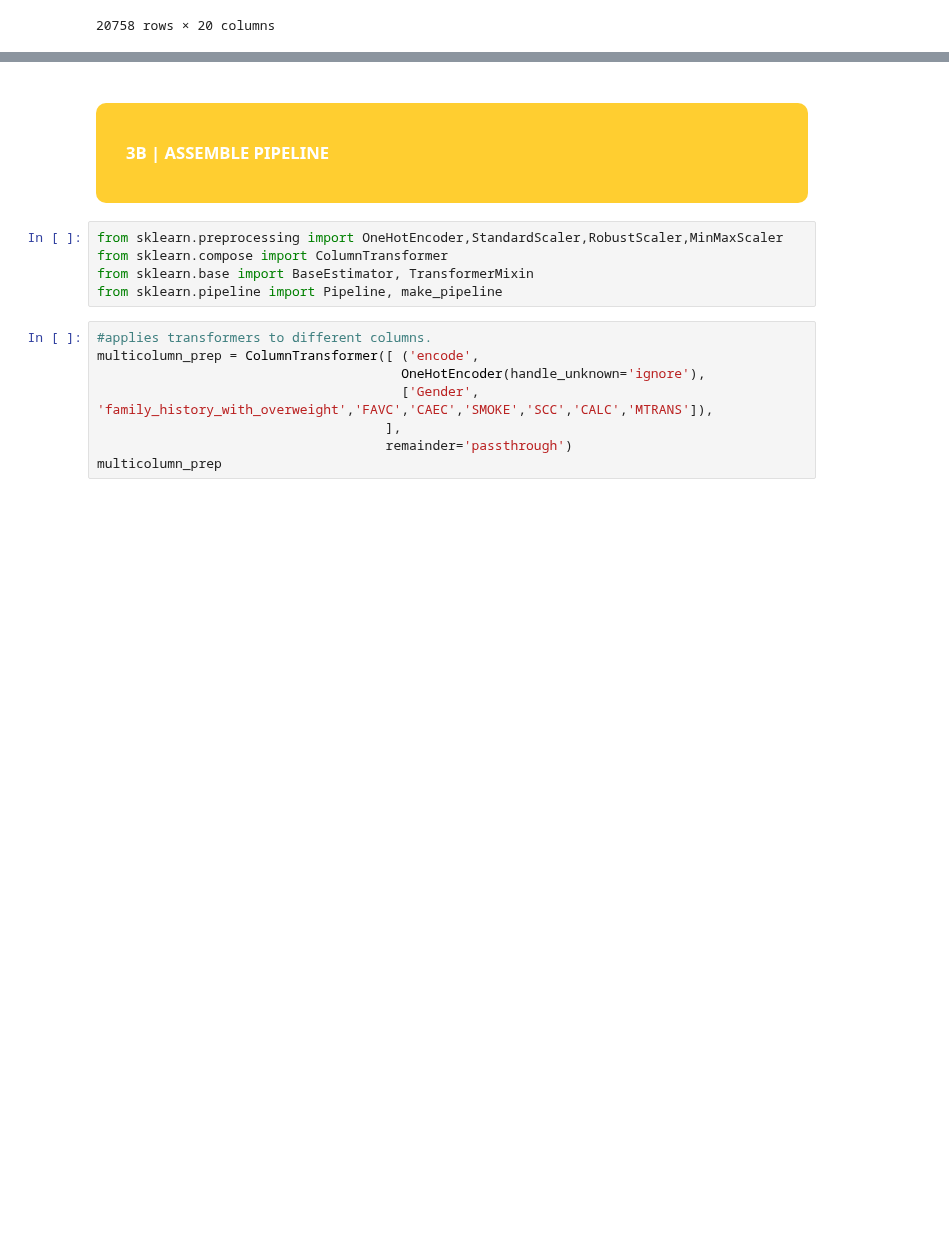
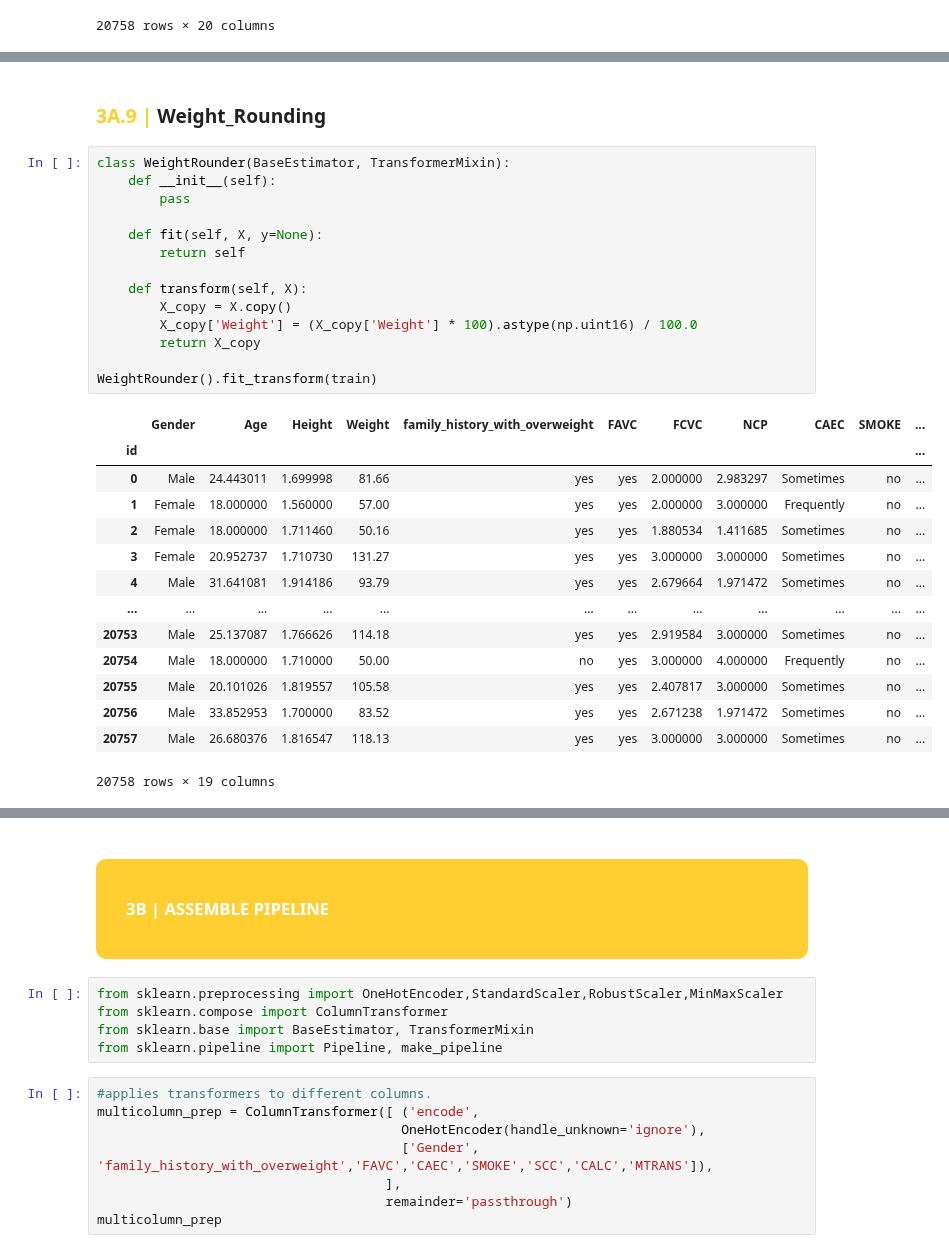
Before and after one commit to yYorky/yYorky, a Jupyter notebook: obesity-risk-feature-engineering-ensemble.ipynb, the cells around one changed output, grey strips where cells are left out. Drawn from its saved outputs; the diff is of its cells as text; blank space fills up the shorter version.

```diff
--- a/obesity-risk-feature-engineering-ensemble.ipynb
+++ b/obesity-risk-feature-engineering-ensemble.ipynb
@@ -375,0 +438,31 @@ AgeGenderTransformer().fit_transform(train_ag)
+# %% [markdown]
+### <b><span style='color:#FFCE30'> 3A.9 |</span> Weight_Rounding </b>
+# %%
+class WeightRounder(BaseEstimator, TransformerMixin):
+    def __init__(self):
+        pass
+
+    def fit(self, X, y=None):
+        return self
+
+    def transform(self, X):
+        X_copy = X.copy()
+        X_copy['Weight'] = (X_copy['Weight'] * 100).astype(np.uint16) / 100.0
+        return X_copy
+
+WeightRounder().fit_transform(train)
+# %% [output]
+|  | Gender | Age | Height | Weight | family_history_with_overweight | FAVC | FCVC | NCP | CAEC | SMOKE | ... |
+| id |  |  |  |  |  |  |  |  |  |  | ... |
+| 0 | Male | 24.443011 | 1.699998 | 81.66 | yes | yes | 2.000000 | 2.983297 | Sometimes | no | ... |
+| 1 | Female | 18.000000 | 1.560000 | 57.00 | yes | yes | 2.000000 | 3.000000 | Frequently | no | ... |
+| 2 | Female | 18.000000 | 1.711460 | 50.16 | yes | yes | 1.880534 | 1.411685 | Sometimes | no | ... |
+| 3 | Female | 20.952737 | 1.710730 | 131.27 | yes | yes | 3.000000 | 3.000000 | Sometimes | no | ... |
+| 4 | Male | 31.641081 | 1.914186 | 93.79 | yes | yes | 2.679664 | 1.971472 | Sometimes | no | ... |
+| ... | ... | ... | ... | ... | ... | ... | ... | ... | ... | ... | ... |
+| 20753 | Male | 25.137087 | 1.766626 | 114.18 | yes | yes | 2.919584 | 3.000000 | Sometimes | no | ... |
+| 20754 | Male | 18.000000 | 1.710000 | 50.00 | no | yes | 3.000000 | 4.000000 | Frequently | no | ... |
+| 20755 | Male | 20.101026 | 1.819557 | 105.58 | yes | yes | 2.407817 | 3.000000 | Sometimes | no | ... |
+| 20756 | Male | 33.852953 | 1.700000 | 83.52 | yes | yes | 2.671238 | 1.971472 | Sometimes | no | ... |
+| 20757 | Male | 26.680376 | 1.816547 | 118.13 | yes | yes | 3.000000 | 3.000000 | Sometimes | no | ... |
+20758 rows × 19 columns
```
Also changed, not shown: parts of 16 cells of this notebook.
